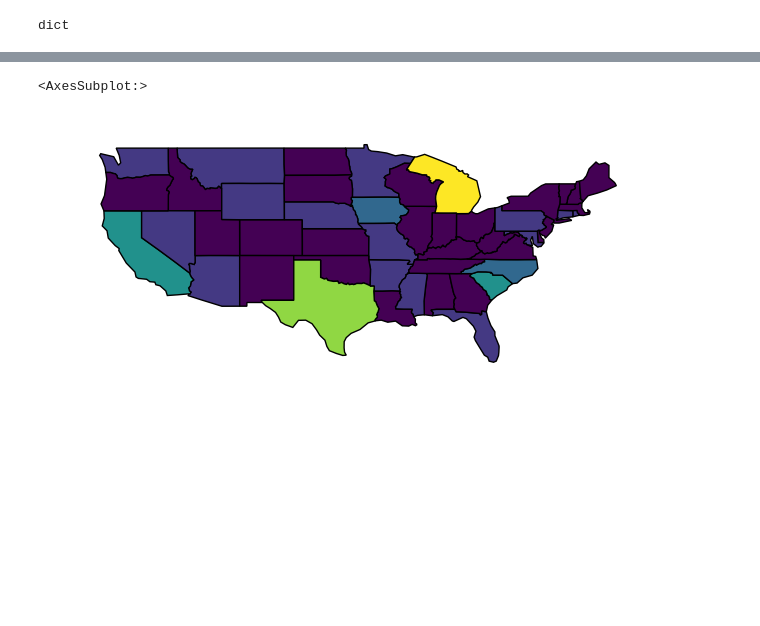
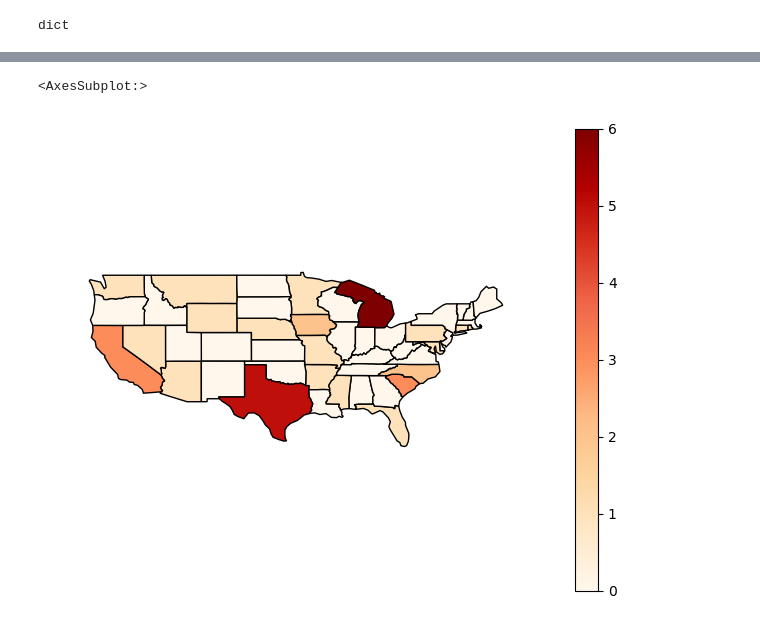
Before and after one commit to mbelanger0/law-subjects, a Jupyter notebook: Graphs.ipynb, the cells around one changed output, grey strips where cells are left out. Cells and saved outputs as stored; diff of their text form; code cells hidden in the pictures; blank space fills up the shorter version.

Commit message:
New function to turn dictionary into geodataframe
New function is in maps.py and Graphs.ipnyb is updated to accommodate
that change. Also wrote code to plot the geodata frame

```diff
--- a/Graphs.ipynb
+++ b/Graphs.ipynb
@@ -66,7 +66,7 @@ dict
 # %%
 from maps import get_map_data
 from maps import add_map_data
+from maps import make_geodata
 map_data_dict = get_map_data()
 new_map_data_dict = add_map_data(map_data_dict,bills_per_state_dict,most_common_policy_area)
-new_map_data_geoframe = gpd.GeoDataFrame.from_features(new_map_data_dict["features"])
-new_map_data_geoframe.set_geometry("geometry")
+map_data_geoframe = make_geodata(new_map_data_dict)
@@ -91,5 +73,5 @@ new_map_data_geoframe.set_geometry("geometry")
 # %%
-gplt.choropleth(new_map_data_geoframe, hue="bill count")
+gplt.choropleth(map_data_geoframe, hue="bill count", cmap = "OrRd", legend = True)
 # %% [output]
 <AxesSubplot:>
-[figure, old version]
+[figure, new version]
```
Also changed, not shown: parts of 1 cell of this notebook, 1 other file.
